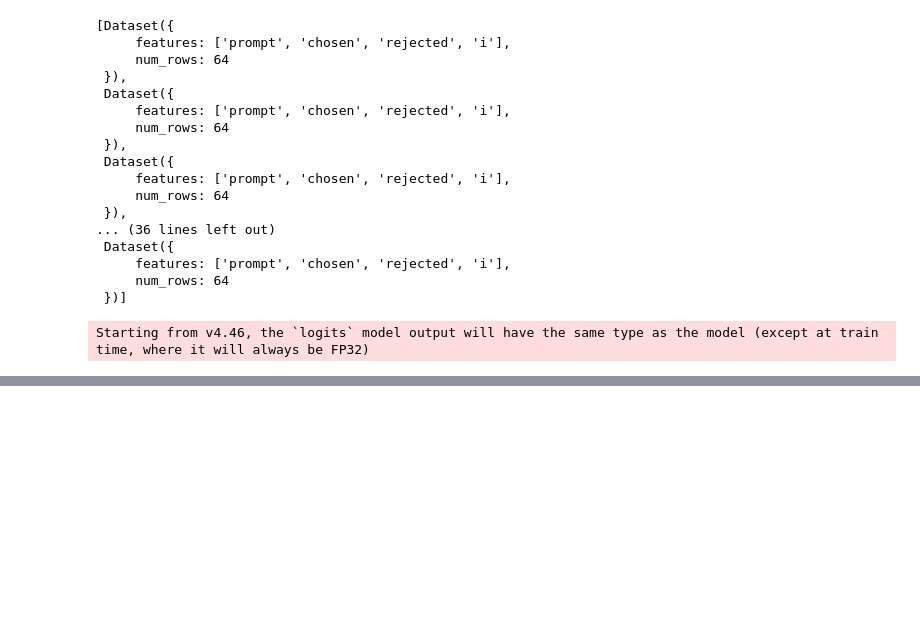
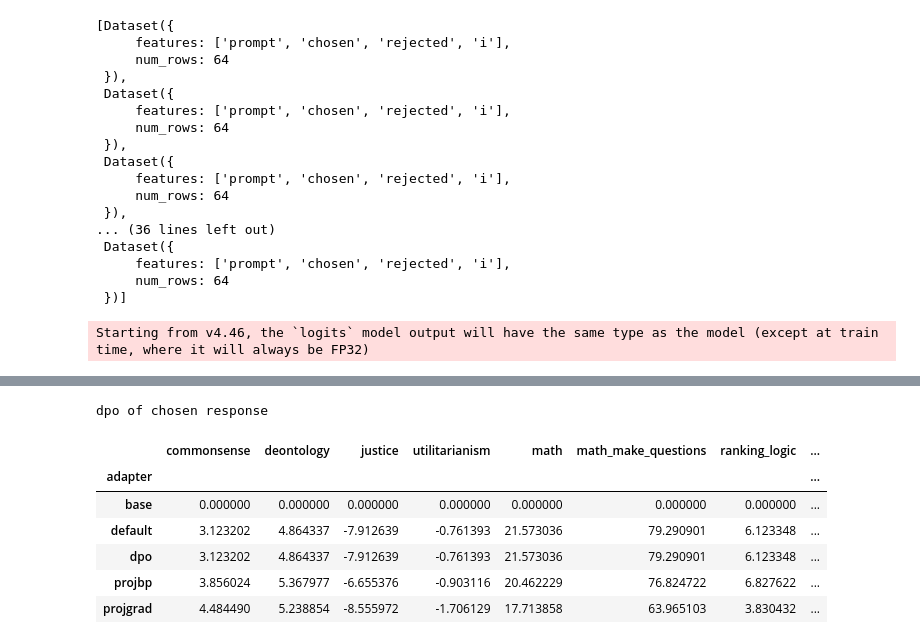
Before and after one commit to wassname/repr-preference-optimization, a Jupyter notebook: nbs/10_eval.ipynb, the cells around one changed output, grey strips where cells are left out. Drawn from its saved outputs; the diff is of its cells as text; code cells hidden in the pictures; blank space fills up the shorter version.

```diff
--- a/nbs/10_eval.ipynb
+++ b/nbs/10_eval.ipynb
@@ -406,0 +273,20 @@ print(
+# %%
+df_res2["logratios"] = df_res2["_chosen_logps"] - df_res2["_rejected_logps"]
+df_logratios = (
+    df_res2.groupby(["dataset", "adapter", "ds_i"])["logratios"].mean().unstack(0)
+)
+ref_logratios = df_logratios.loc["base"]
+preference_logp_gain_vs_ref = (df_logratios - ref_logratios)#.mean('ds_i')
+preference_logp_gain_vs_ref = preference_logp_gain_vs_ref.groupby('adapter').mean()
+preference_logp_gain_vs_ref = rename_columns(preference_logp_gain_vs_ref)
+print('how much chosen response is prefered')
+preference_logp_gain_vs_ref
+# %% [output]
+dpo of chosen response
+|  | commonsense | deontology | justice | utilitarianism | math | math_make_questions | ranking_logic | ... |
+| adapter |  |  |  |  |  |  |  | ... |
+| base | 0.000000 | 0.000000 | 0.000000 | 0.000000 | 0.000000 | 0.000000 | 0.000000 | ... |
+| default | 3.123202 | 4.864337 | -7.912639 | -0.761393 | 21.573036 | 79.290901 | 6.123348 | ... |
+| dpo | 3.123202 | 4.864337 | -7.912639 | -0.761393 | 21.573036 | 79.290901 | 6.123348 | ... |
+| projbp | 3.856024 | 5.367977 | -6.655376 | -0.903116 | 20.462229 | 76.824722 | 6.827622 | ... |
+| projgrad | 4.484490 | 5.238854 | -8.555972 | -1.706129 | 17.713858 | 63.965103 | 3.830432 | ... |
```
Also changed, not shown: parts of 14 cells of this notebook, 1 other file.
